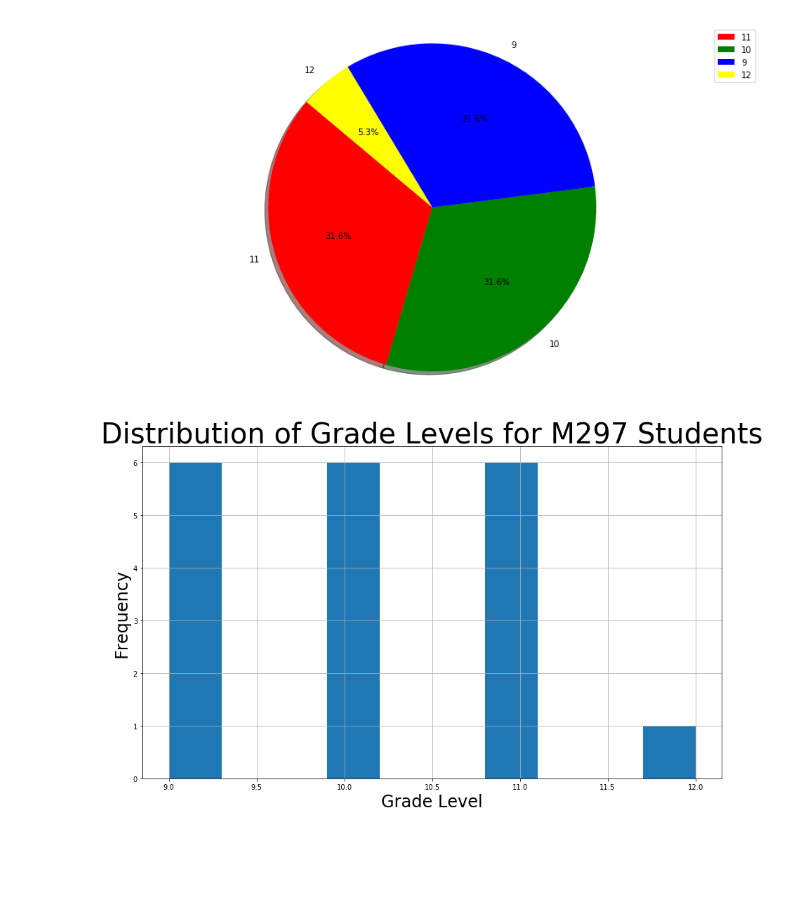
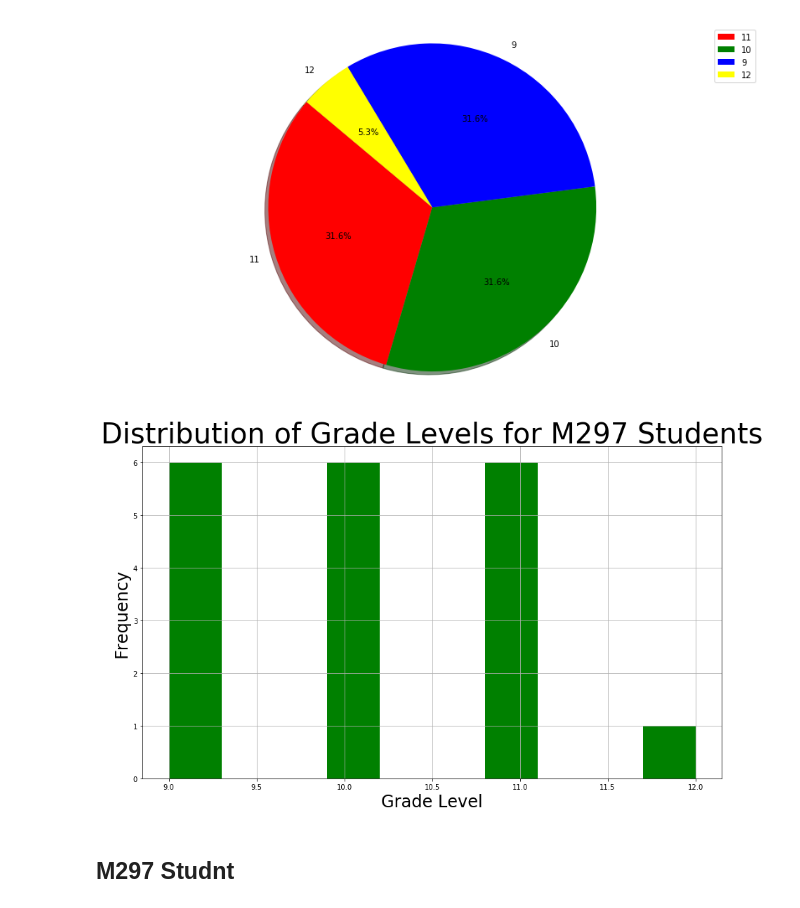
Before and after one commit to TheChanRProject/M297, a Jupyter notebook: hands-on/notebooks/Student Representation Activity.ipynb, the cells around one changed output. Drawn from its saved outputs; the diff is of its cells as text; code cells hidden in the pictures; blank space fills up the shorter version.

```diff
--- a/hands-on/notebooks/Student Representation Activity.ipynb
+++ b/hands-on/notebooks/Student Representation Activity.ipynb
@@ -150,11 +150,13 @@ plt.legend()
 # %%
 # Histogram
 
 plt.figure(figsize=(14,8))
-studentData['Grade Number'].hist()
+studentData['Grade Number'].hist(color="green")
 plt.xlabel("Grade Level", size="24")
 plt.ylabel("Frequency", size="24")
 plt.title("Distribution of Grade Levels for M297 Students", size="40")
 plt.tight_layout()
 # %% [output]
-[figure, old version]
+[figure, new version]
+# %% [markdown]
+## M297 Studnt
```
